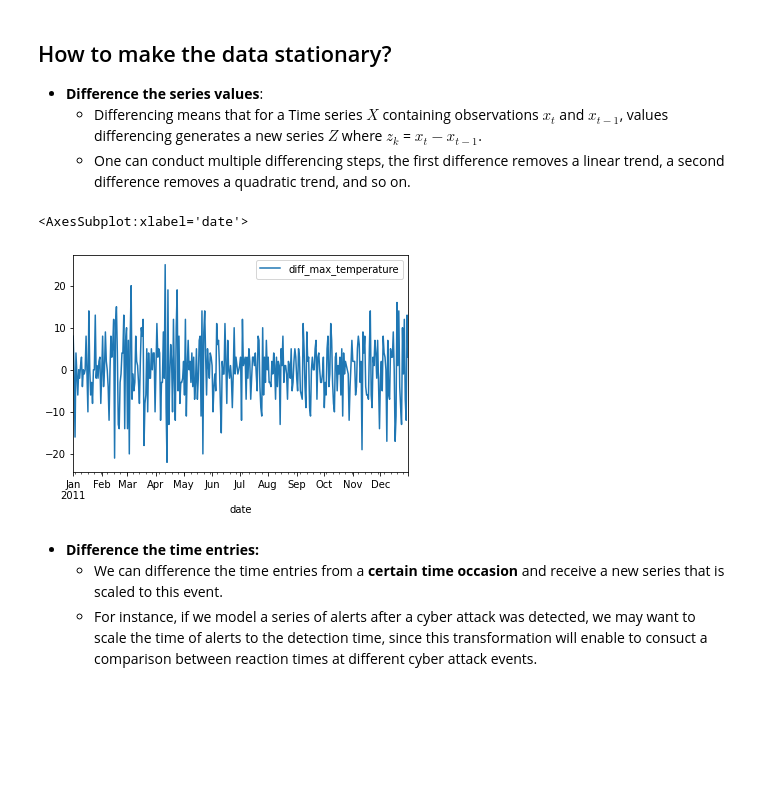
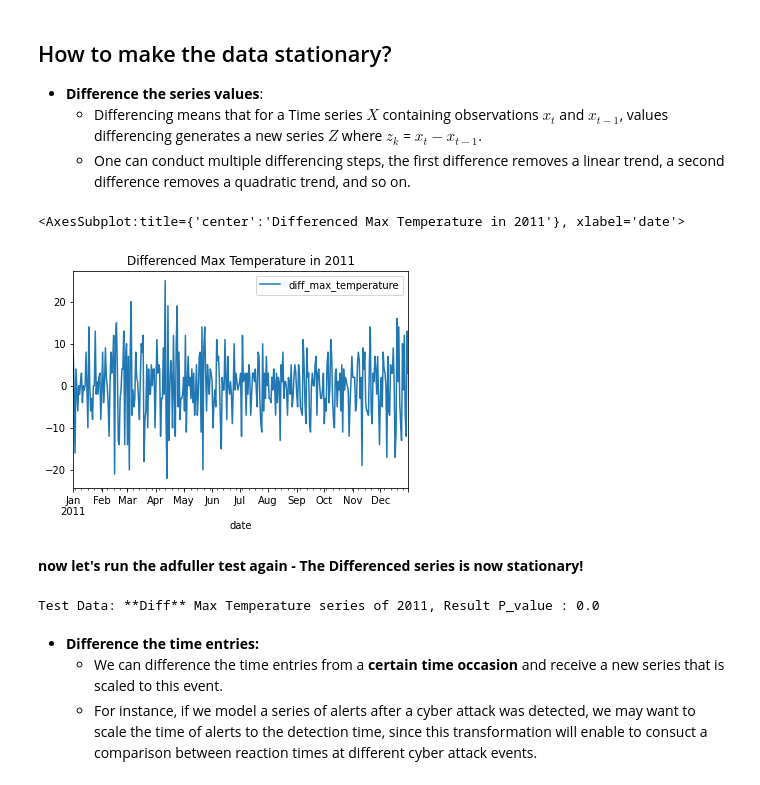
Before and after one commit to inbaroz/TimeSeriesIntroduction, a Jupyter notebook: ts_data_introduction.ipynb, the cells around one changed output. Saved outputs shown, nothing was run; the diff lists cells and outputs as text; code cells hidden in the pictures; blank space fills up the shorter version.

```diff
--- a/ts_data_introduction.ipynb
+++ b/ts_data_introduction.ipynb
@@ -173,10 +173,17 @@ As described above, some models require several data preparation steps, the most
 # %%
 data['max_temperature_roll_by_1'] = np.roll(data.max_temperature, 1)
 data['diff_max_temperature'] = data.max_temperature - data.max_temperature_roll_by_1
-data[data.year == EXPLORATION_YEAR].plot('date','diff_max_temperature')
+data[data.year == EXPLORATION_YEAR].plot('date','diff_max_temperature', title = f'Differenced Max Temperature in {EXPLORATION_YEAR}')
 # %% [output]
-<AxesSubplot:xlabel='date'>
+<AxesSubplot:title={'center':'Differenced Max Temperature in 2011'}, xlabel='date'>
-[figure, old version]
+[figure, new version]
+# %% [markdown]
+**now let's run the adfuller test again - The Differenced series is now stationary!**
+# %%
+p_value_res = adfuller(data[data.year == EXPLORATION_YEAR].diff_max_temperature.values, maxlag = 5, autolag = 't-stat',regression = 'nc')[1]
+print(f'Test Data: **Diff** Max Temperature series of {EXPLORATION_YEAR}, Result P_value : {round(p_value_res,2)}')
+# %% [output]
+Test Data: **Diff** Max Temperature series of 2011, Result P_value : 0.0
 # %% [markdown]
 * **Difference the time entries:**
     * We can difference the time entries from a **certain time occasion** and receive a new series that is scaled to this event.
```
